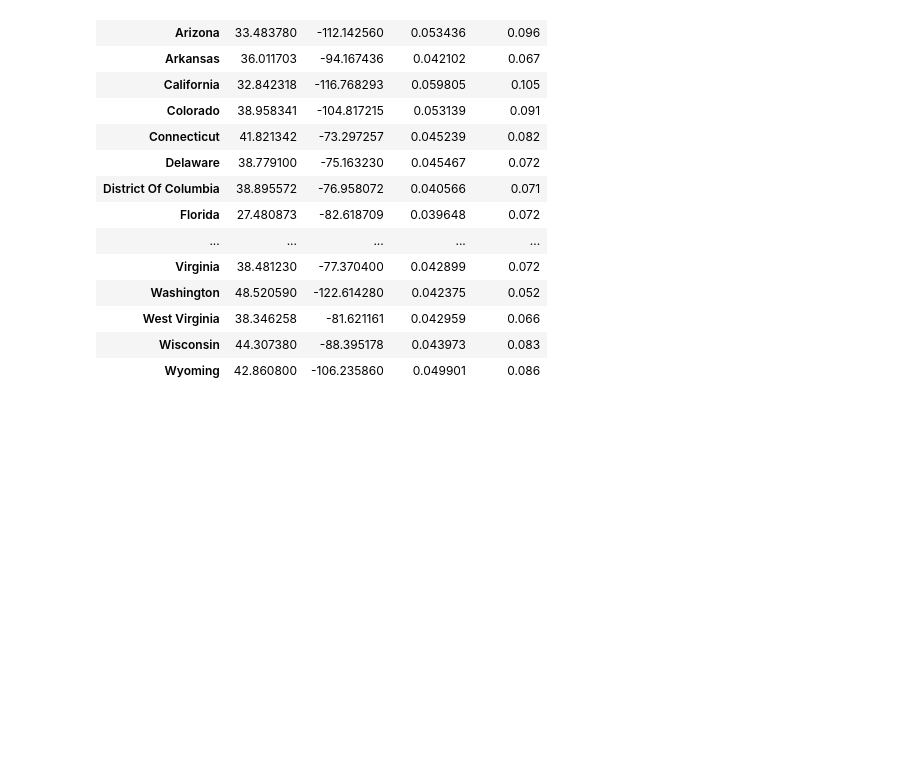
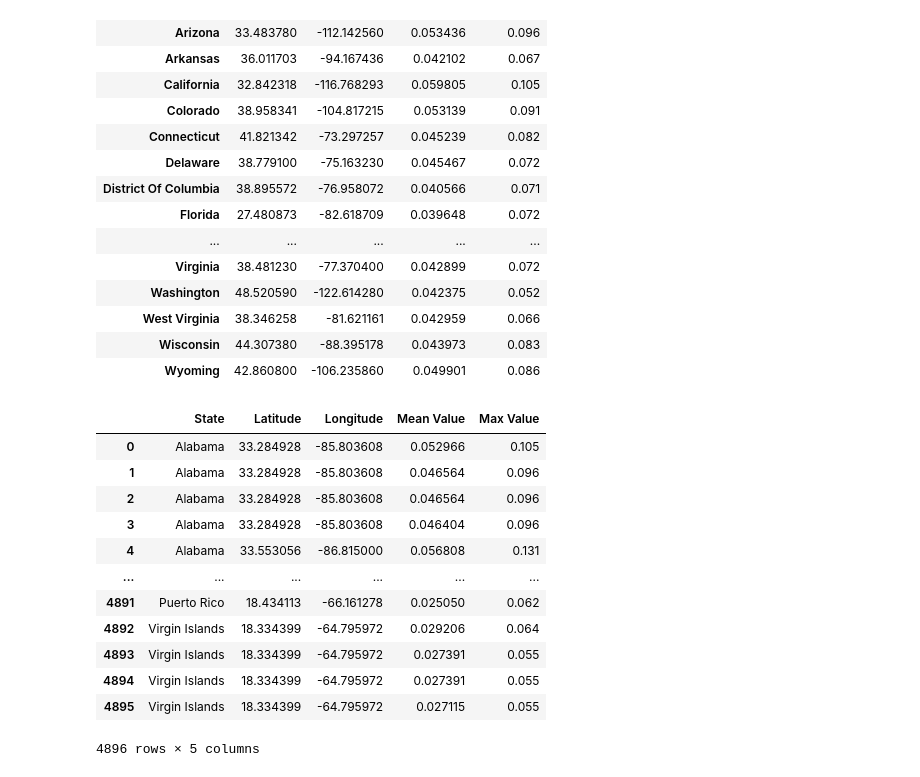
Before and after one commit to Mitchemoto/project-1-, a Jupyter notebook: environment_api_project_states.ipynb, the cells around one changed output. Saved outputs shown, nothing was run; the diff lists cells and outputs as text; code cells hidden in the pictures; blank space fills up the shorter version.

```diff
--- a/environment_api_project_states.ipynb
+++ b/environment_api_project_states.ipynb
@@ -188,0 +220,22 @@ states_df_grouped
+# %%
+states_df2=pd.DataFrame({'State':states2,
+           'Latitude': lat2,
+           'Longitude':long2,
+           'Mean Value': mean2,
+           'Max Value': max_value2})
+
+states_df2
+# %% [output]
+|  | State | Latitude | Longitude | Mean Value | Max Value |
+| 0 | Alabama | 33.284928 | -85.803608 | 0.052966 | 0.105 |
+| 1 | Alabama | 33.284928 | -85.803608 | 0.046564 | 0.096 |
+| 2 | Alabama | 33.284928 | -85.803608 | 0.046564 | 0.096 |
+| 3 | Alabama | 33.284928 | -85.803608 | 0.046404 | 0.096 |
+| 4 | Alabama | 33.553056 | -86.815000 | 0.056808 | 0.131 |
+| ... | ... | ... | ... | ... | ... |
+| 4891 | Puerto Rico | 18.434113 | -66.161278 | 0.025050 | 0.062 |
+| 4892 | Virgin Islands | 18.334399 | -64.795972 | 0.029206 | 0.064 |
+| 4893 | Virgin Islands | 18.334399 | -64.795972 | 0.027391 | 0.055 |
+| 4894 | Virgin Islands | 18.334399 | -64.795972 | 0.027391 | 0.055 |
+| 4895 | Virgin Islands | 18.334399 | -64.795972 | 0.027115 | 0.055 |
+4896 rows × 5 columns
```
Also changed, not shown: parts of 4 cells of this notebook.
